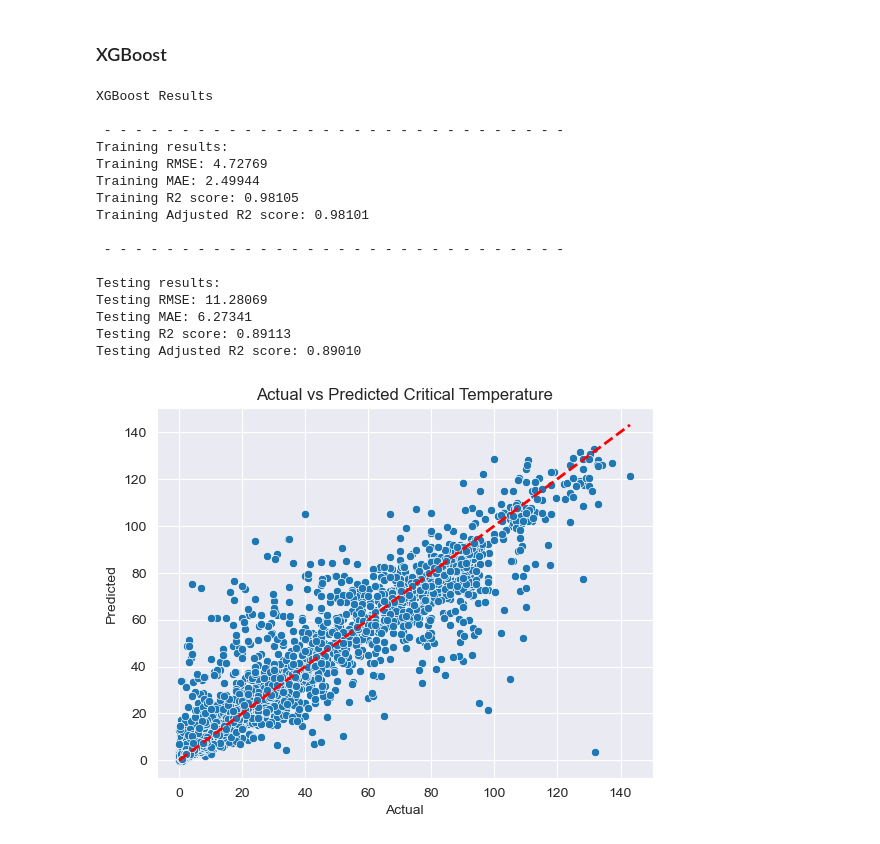
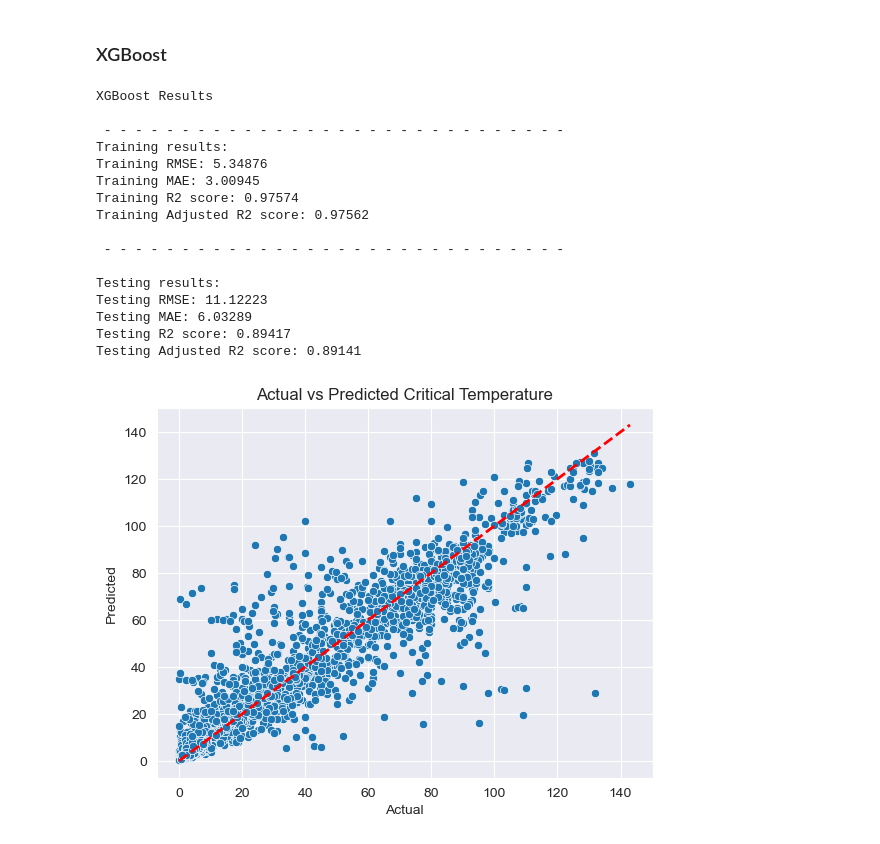
Before and after one commit to MohdSharik99/Predicting_critical_temperature_of_supeconductors, a Jupyter notebook: Feature_Engineering.ipynb, the cells around one changed output. Saved outputs shown, nothing was run; the diff lists cells and outputs as text; code cells hidden in the pictures.

```diff
--- a/Feature_Engineering.ipynb
+++ b/Feature_Engineering.ipynb
@@ -121,28 +113,28 @@ Testing Adjusted R2 score: 0.65792
 ### Random Forest
 # %%
 # Step 1: Define the Random Forest model
-rf_model = RandomForestRegressor(n_estimators=1000,
+rf_model = RandomForestRegressor(n_estimators=500,
                                  max_depth=10,
                                  random_state=42)
 
 # Step 2: Fit the model on the scaled training data
-rf_model.fit(train_X_pca, new_train_y)
+rf_model.fit(scaled_X_train, new_train_y)
 
 # Step 3: Predict on the training set
-rf_train_preds = rf_model.predict(train_X_pca)
+rf_train_preds = rf_model.predict(scaled_X_train)
 
 # Training results
 print('Random Forest Results')
-num_features = train_X_pca.shape[1]
+num_features = scaled_X_train.shape[1]
 train_metrics = Evaluation_results(new_train_y, rf_train_preds, objective='train', num_features=num_features)
 print(train_metrics)
 
 # Step 4: Predict on the testing set
-rf_test_preds = rf_model.predict(test_X_pca)
+rf_test_preds = rf_model.predict(scaled_X_test)
 
 # Testing results
 print('Random Forest Results on Test Set')
-num_features = test_X_pca.shape[1]
+num_features = scaled_X_train.shape[1]
 test_metrics = Evaluation_results(y_test, rf_test_preds, objective='test', num_features=num_features)
 print(test_metrics)
 
@@ -179,29 +171,29 @@ None
 ### Gradient Boosting
 # %%
 # Step 1: Initialize the GBM Regressor model
-gbm_model = GradientBoostingRegressor(n_estimators=1000,
+gbm_model = GradientBoostingRegressor(n_estimators=500,
                                       learning_rate=0.01,
                                       max_depth=10,
                                       random_state=42)
 
 # Step 2: Fit the model on the scaled training data
-gbm_model.fit(train_X_pca, new_train_y)
+gbm_model.fit(scaled_X_train, new_train_y)
 
 # Step 3: Predict on the training set
-gbm_train_preds = gbm_model.predict(train_X_pca)
+gbm_train_preds = gbm_model.predict(scaled_X_train)
 
 # Training results
 print('Gradient Boosting Machine Results')
-num_features = train_X_pca.shape[1]
+num_features = scaled_X_train.shape[1]
 train_metrics = Evaluation_results(new_train_y, gbm_train_preds, objective='train', num_features=num_features)
 print(train_metrics)
 
 # Step 4: Predict on the testing set
-gbm_test_preds = gbm_model.predict(test_X_pca)
+gbm_test_preds = gbm_model.predict(scaled_X_test)
 
 # Testing results
 print('Gradient Boosting Machine Results on Test Set')
-num_features = test_X_pca.shape[1]
+num_features = scaled_X_train.shape[1]
 test_metrics = Evaluation_results(y_test, gbm_test_preds, objective='test', num_features=num_features)
 print(test_metrics)
 
@@ -237,55 +229,53 @@ None
 # %% [markdown]
 ### XGBoost
 # %%
-# Step 1: Initialize the XGBoost Regressor model
-# using RandomSearchCV Best parameters: {'subsample': 0.6, 'n_estimators': 1000, 'max_depth': 10, 'learning_rate': 0.01, 'colsample_bytree': 1.0}
-xgb_model = xgb.XGBRegressor(objective='reg:squarederror', n_estimators=1000, learning_rate=0.01, max_depth=10,
+xgb_model = xgb.XGBRegressor(objective='reg:squarederror', n_estimators=500, learning_rate=0.01, max_depth=10,
 
                              reg_lambda = 0.6,
                              random_state=42)
 
 # Step 2: Fit the model on the scaled training data
-xgb_model.fit(train_X_pca, new_train_y)
+xgb_model.fit(scaled_X_train, new_train_y)
 
 # Step 3: Predict on the training set
-xgb_train_preds = xgb_model.predict(train_X_pca)
+xgb_train_preds = xgb_model.predict(scaled_X_train)
 
 # Training results
 print('XGBoost Results')
-num_features = train_X_pca.shape[1]
+num_features = scaled_X_train.shape[1]
 train_metrics = Evaluation_results(new_train_y, xgb_train_preds, objective = 'train', num_features  = num_features)
 train_metrics
 
 # Predict on the testing set
-xgb_test_preds = xgb_model.predict(test_X_pca)
+xgb_test_preds = xgb_model.predict(scaled_X_test)
 
 # Testing results
-num_features = train_X_pca.shape[1]
+num_features = scaled_X_train.shape[1]
 test_metrics = Evaluation_results(y_test, xgb_test_preds, objective = 'test', num_features  = num_features)
 test_metrics
 
 # plotting the results
 sns.scatterplot(x= y_test, y = xgb_test_preds)
 plt.plot([y_test.min(), y_test.max()], [y_test.min(), y_test.max()], 'r--', lw=2)
 plt.xlabel('Actual')
 plt.ylabel('Predicted')
 plt.title('Actual vs Predicted Critical Temperature')
 plt.show()
 # %% [output]
 XGBoost Results
 
  - - - - - - - - - - - - - - - - - - - - - - - - - - - - - -
 Training results:
-Training RMSE: 4.72769
-Training MAE: 2.49944
-Training R2 score: 0.98105
-Training Adjusted R2 score: 0.98101
+Training RMSE: 5.34876
+Training MAE: 3.00945
+Training R2 score: 0.97574
+Training Adjusted R2 score: 0.97562
 
  - - - - - - - - - - - - - - - - - - - - - - - - - - - - - -
 
 Testing results:
-Testing RMSE: 11.28069
-Testing MAE: 6.27341
-Testing R2 score: 0.89113
-Testing Adjusted R2 score: 0.89010
+Testing RMSE: 11.12223
+Testing MAE: 6.03289
+Testing R2 score: 0.89417
+Testing Adjusted R2 score: 0.89141
-[figure, old version]
+[figure, new version]
```
Also changed, not shown: parts of 5 cells of this notebook.
